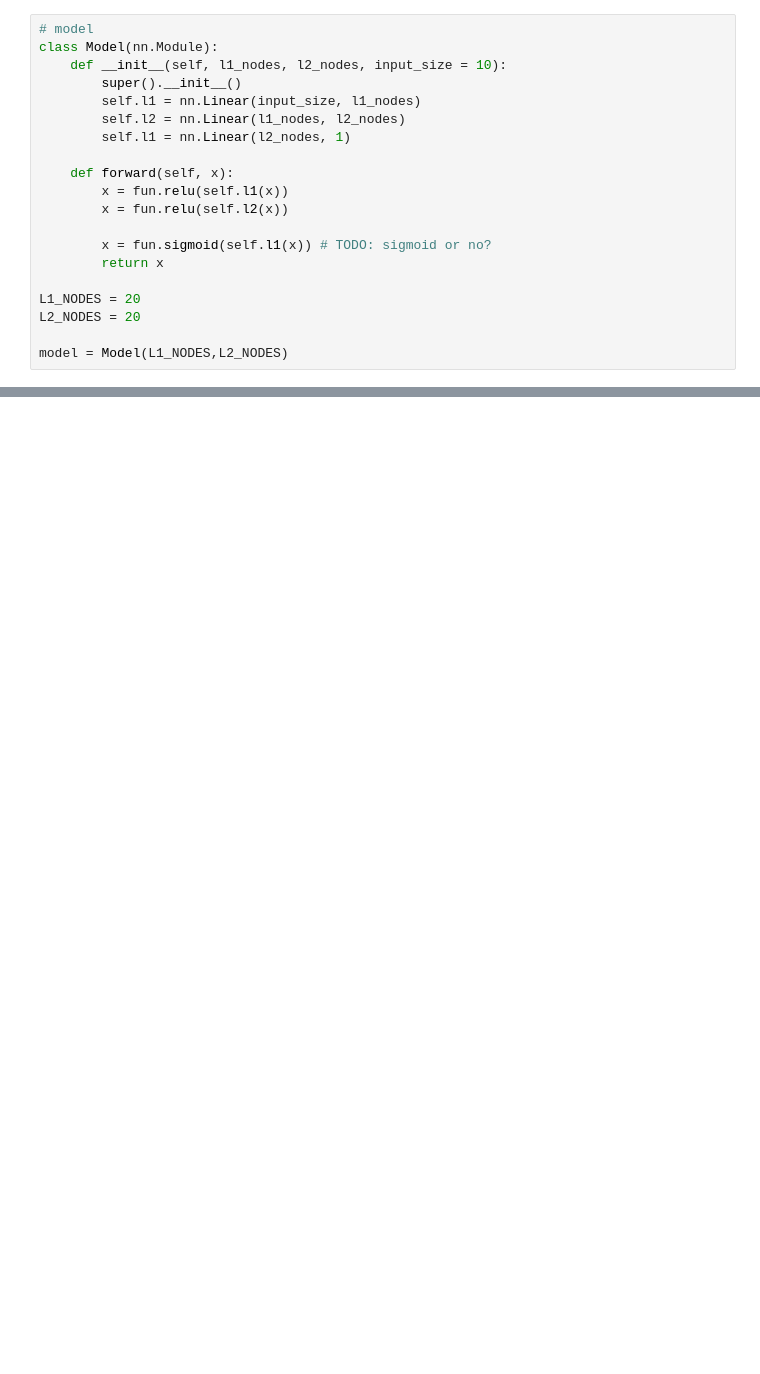
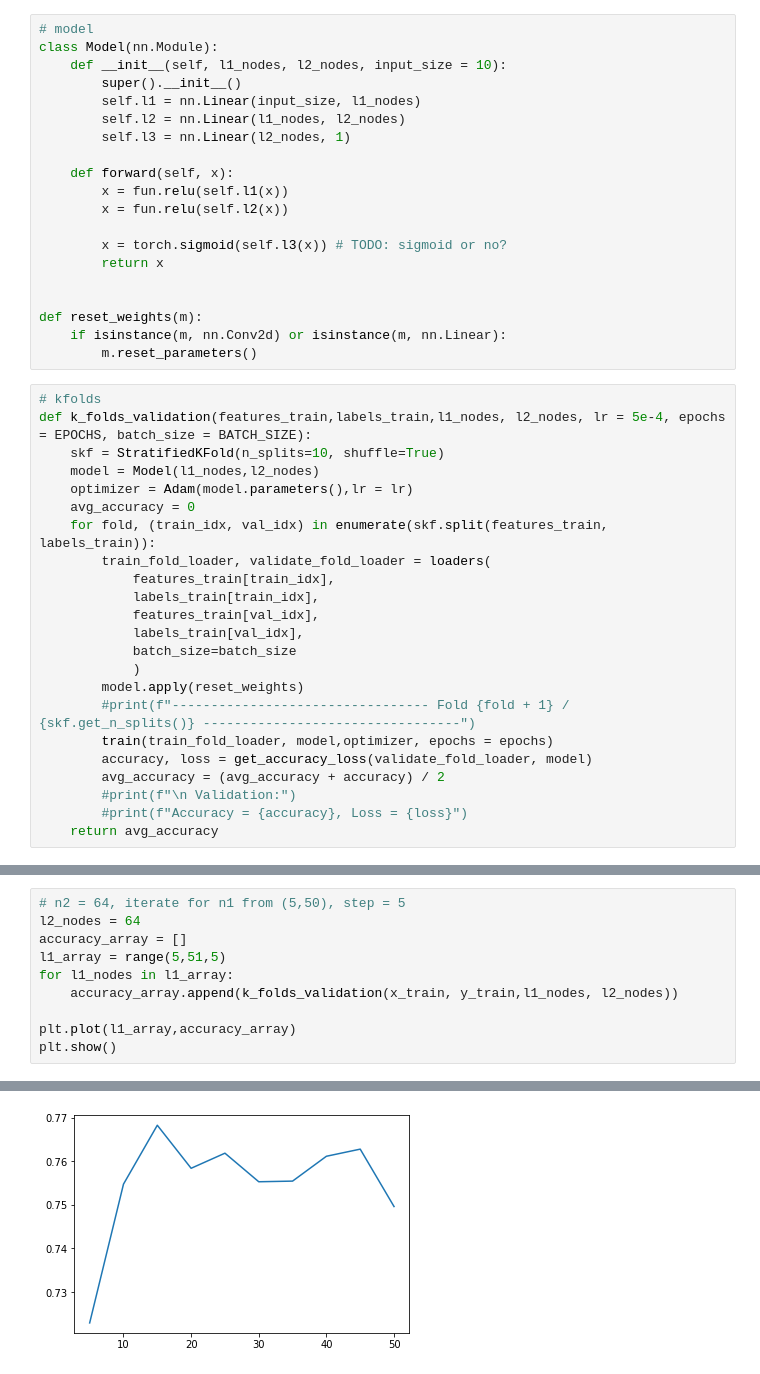
Before and after one commit to moharamfatema/data-classification-ml-python, a Jupyter notebook: nn.ipynb, the cells around one changed output, grey strips where cells are left out. Saved outputs shown, nothing was run; the diff lists cells and outputs as text; blank space fills up the shorter version.

```diff
--- a/nn.ipynb
+++ b/nn.ipynb
@@ -39,16 +74,39 @@ class Model(nn.Module):
         super().__init__()
         self.l1 = nn.Linear(input_size, l1_nodes)
         self.l2 = nn.Linear(l1_nodes, l2_nodes)
-        self.l1 = nn.Linear(l2_nodes, 1)
+        self.l3 = nn.Linear(l2_nodes, 1)
 
     def forward(self, x):
         x = fun.relu(self.l1(x))
         x = fun.relu(self.l2(x))
 
-        x = fun.sigmoid(self.l1(x)) # TODO: sigmoid or no?
+        x = torch.sigmoid(self.l3(x)) # TODO: sigmoid or no?
         return x
 
-L1_NODES = 20
-L2_NODES = 20
 
-model = Model(L1_NODES,L2_NODES)
+def reset_weights(m):
+    if isinstance(m, nn.Conv2d) or isinstance(m, nn.Linear):
+        m.reset_parameters()
+# %%
+# kfolds
+def k_folds_validation(features_train,labels_train,l1_nodes, l2_nodes, lr = 5e-4, epochs = EPOCHS, batch_size = BATCH_SIZE):
+    skf = StratifiedKFold(n_splits=10, shuffle=True)
+    model = Model(l1_nodes,l2_nodes)
+    optimizer = Adam(model.parameters(),lr = lr)
+    avg_accuracy = 0
+    for fold, (train_idx, val_idx) in enumerate(skf.split(features_train, labels_train)):
+        train_fold_loader, validate_fold_loader = loaders(
+            features_train[train_idx],
+            labels_train[train_idx],
+            features_train[val_idx],
+            labels_train[val_idx],
+            batch_size=batch_size
+            )
+        model.apply(reset_weights)
+        #print(f"--------------------------------- Fold {fold + 1} / {skf.get_n_splits()} ---------------------------------")
+        train(train_fold_loader, model,optimizer, epochs = epochs)
+        accuracy, loss = get_accuracy_loss(validate_fold_loader, model)
+        avg_accuracy = (avg_accuracy + accuracy) / 2
+        #print(f"\n Validation:")
+        #print(f"Accuracy = {accuracy}, Loss = {loss}")
+    return avg_accuracy
@@ -54,0 +136,11 @@ model = Model(L1_NODES,L2_NODES)
+# %%
+# n2 = 64, iterate for n1 from (5,50), step = 5
+l2_nodes = 64
+accuracy_array = []
+l1_array = range(5,51,5)
+for l1_nodes in l1_array:
+    accuracy_array.append(k_folds_validation(x_train, y_train,l1_nodes, l2_nodes))
+
+plt.plot(l1_array,accuracy_array)
+plt.show()
+# %% [output]
@@ -54,0 +164 @@ model = Model(L1_NODES,L2_NODES)
+[figure, added]
```
Also changed, not shown: parts of 26 cells of this notebook, 2 other files.
